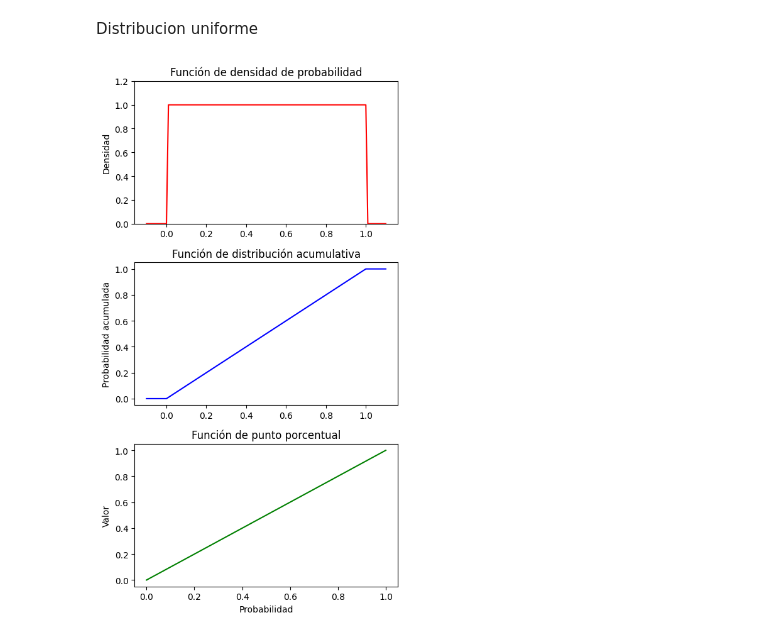
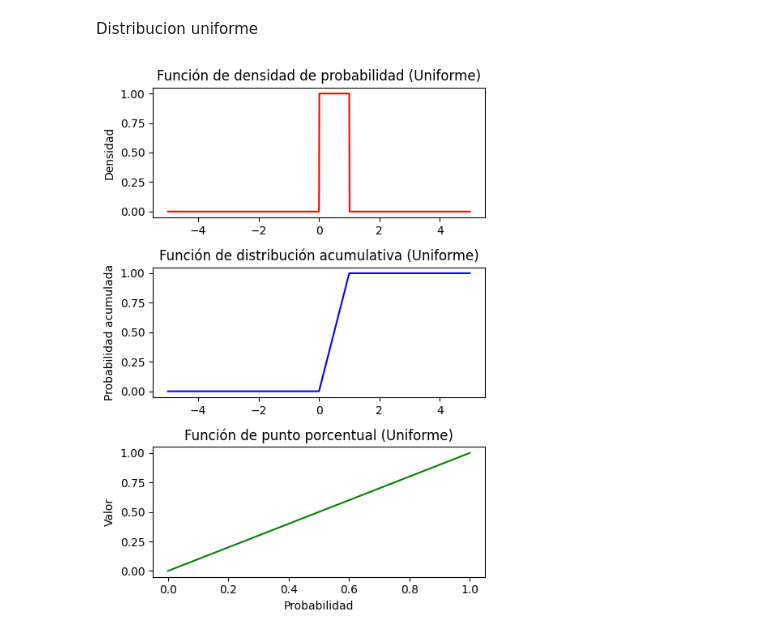
Before and after one commit to 4GeeksAcademy/probability-distribution-exercises-project-with-pythonMJZS, a Jupyter notebook: notebook/problems.ipynb, the cells around one changed output. Drawn from its saved outputs; the diff is of its cells as text; code cells hidden in the pictures.

```diff
--- a/notebook/problems.ipynb
+++ b/notebook/problems.ipynb
@@ -128,8 +122,44 @@ NameError: name 'mean' is not defined
 # %% [markdown]
 Distribucion uniforme
-# %%
-pmf = dbinom(data, size = size, prob = prob)
-cdf = pbinom(data, size = size, prob = prob)
-ppf = qbinom(data, size = size, prob = prob)
-# %% [output]
-[figure, removed]
+# %%
+from scipy.stats import uniform
+
+def calcular_pdf(data, low, high):
+    return uniform.pdf(data, loc=low, scale=high - low)
+
+def calcular_cdf(data, low, high):
+    return uniform.cdf(data, loc=low, scale=high - low)
+
+def calcular_ppf(probabilities, low, high):
+    return uniform.ppf(probabilities, loc=low, scale=high - low)
+
+low = 0
+high = 1
+data = np.arange(-5, 5, 0.01)
+probabilities = np.linspace(0, 1, len(data))
+
+pdf = calcular_pdf(data, low, high)
+cdf = calcular_cdf(data, low, high)
+ppf = calcular_ppf(probabilities, low, high)
+
+fig, axes = plt.subplots(3, 1, figsize=(5, 7))
+
+axes[0].plot(data, pdf, "r-")
+axes[0].set_title('Función de densidad de probabilidad (Uniforme)')
+axes[0].set_ylabel('Densidad')
+
+axes[1].plot(data, cdf, "b-")
+axes[1].set_title('Función de distribución acumulativa (Uniforme)')
+axes[1].set_ylabel('Probabilidad acumulada')
+
+axes[2].plot(probabilities, ppf, "g-")
+axes[2].set_title('Función de punto porcentual (Uniforme)')
+axes[2].set_ylabel('Valor')
+axes[2].set_xlabel('Probabilidad')
+
+
+plt.tight_layout()
+
+plt.show()
+# %% [output]
+[figure, added]
```
Also changed, not shown: parts of 1 cell of this notebook.
